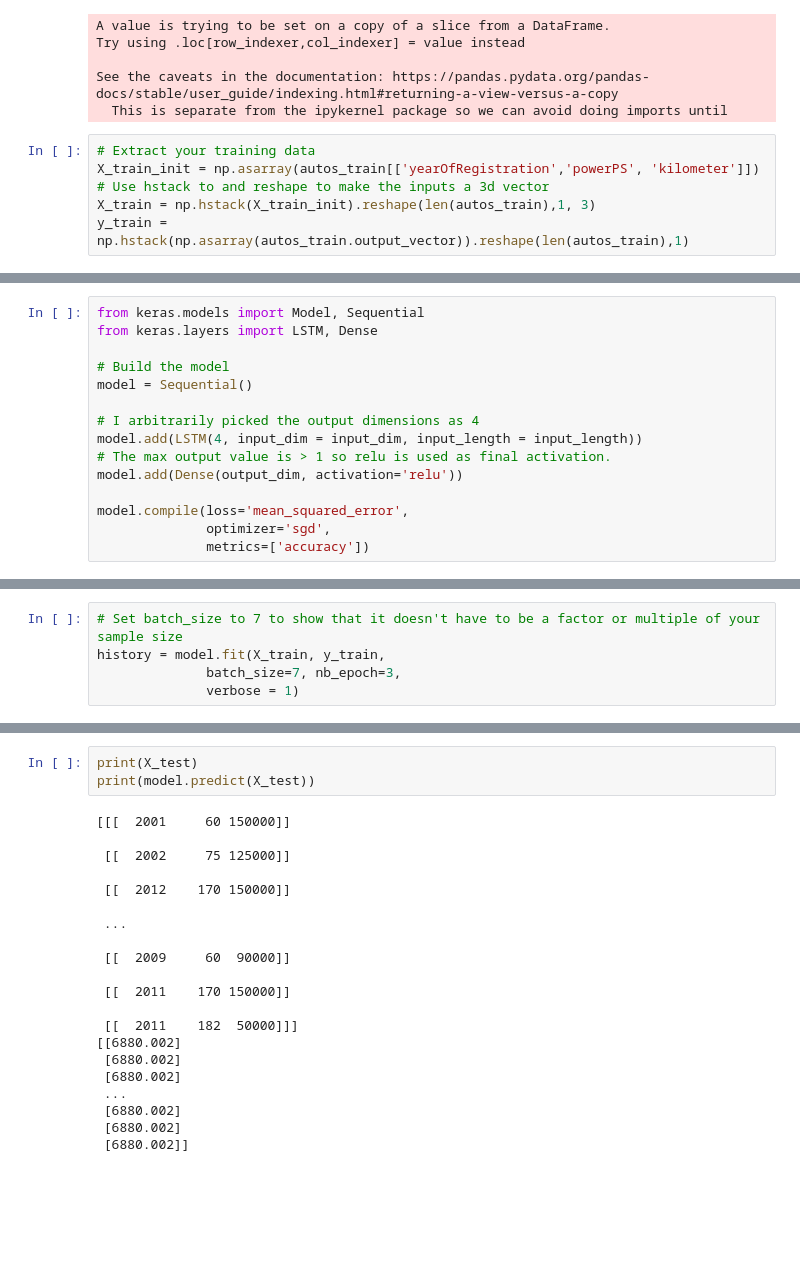
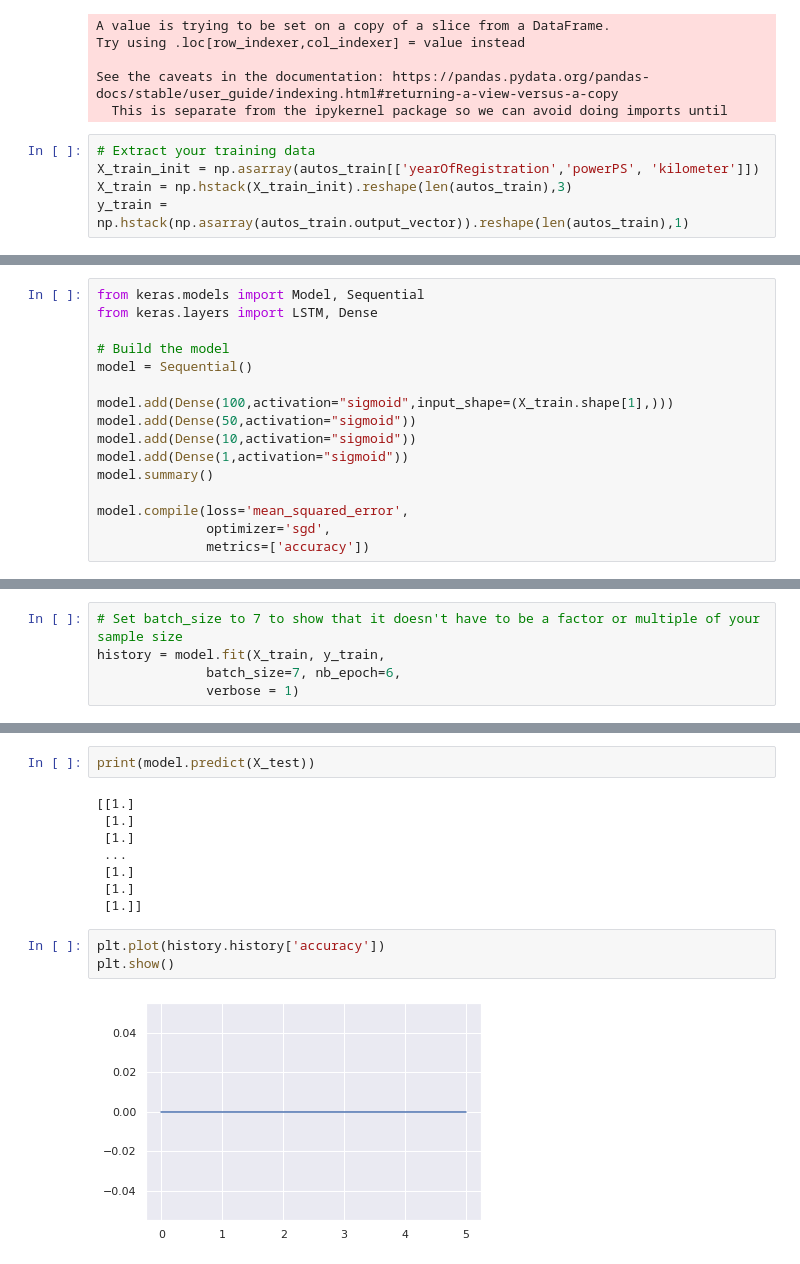
Before and after one commit to thefil9/AIProject, a Jupyter notebook: Projekt.ipynb, the cells around one changed output, grey strips where cells are left out. Drawn from its saved outputs; the diff is of its cells as text; blank space fills up the shorter version.

```diff
--- a/Projekt.ipynb
+++ b/Projekt.ipynb
@@ -227,6 +266,5 @@ See the caveats in the documentation: https://pandas.pydata.org/pandas-docs/stab
 # %%
 # Extract your training data
 X_train_init = np.asarray(autos_train[['yearOfRegistration','powerPS', 'kilometer']])
-# Use hstack to and reshape to make the inputs a 3d vector
-X_train = np.hstack(X_train_init).reshape(len(autos_train),1, 3)
+X_train = np.hstack(X_train_init).reshape(len(autos_train),3)
 y_train = np.hstack(np.asarray(autos_train.output_vector)).reshape(len(autos_train),1)
@@ -246,10 +275,11 @@ from keras.layers import LSTM, Dense
 # Build the model
 model = Sequential()
 
-# I arbitrarily picked the output dimensions as 4
-model.add(LSTM(4, input_dim = input_dim, input_length = input_length))
-# The max output value is > 1 so relu is used as final activation.
-model.add(Dense(output_dim, activation='relu'))
+model.add(Dense(100,activation="sigmoid",input_shape=(X_train.shape[1],)))
+model.add(Dense(50,activation="sigmoid"))
+model.add(Dense(10,activation="sigmoid"))
+model.add(Dense(1,activation="sigmoid"))
+model.summary()
 
 model.compile(loss='mean_squared_error',
               optimizer='sgd',
@@ -259,6 +305,6 @@ Using TensorFlow backend.
 # %%
 # Set batch_size to 7 to show that it doesn't have to be a factor or multiple of your sample size
 history = model.fit(X_train, y_train,
-              batch_size=7, nb_epoch=3,
+              batch_size=7, nb_epoch=6,
               verbose = 1)
 # %% [output]
@@ -295,26 +347,17 @@ Try using .loc[row_indexer,col_indexer] = value instead
 
 See the caveats in the documentation: https://pandas.pydata.org/pandas-docs/stable/user_guide/indexing.html#returning-a-view-versus-a-copy
 # %%
-print(X_test)
 print(model.predict(X_test))
 # %% [output]
-[[[  2001     60 150000]]
-
- [[  2002     75 125000]]
-
- [[  2012    170 150000]]
-
+[[1.]
+ [1.]
+ [1.]
  ...
-
- [[  2009     60  90000]]
-
- [[  2011    170 150000]]
-
- [[  2011    182  50000]]]
-[[6880.002]
- [6880.002]
- [6880.002]
- ...
- [6880.002]
- [6880.002]
- [6880.002]]
+ [1.]
+ [1.]
+ [1.]]
+# %%
+plt.plot(history.history['accuracy'])
+plt.show()
+# %% [output]
+[figure, added]
```
Also changed, not shown: parts of 8 cells of this notebook.
